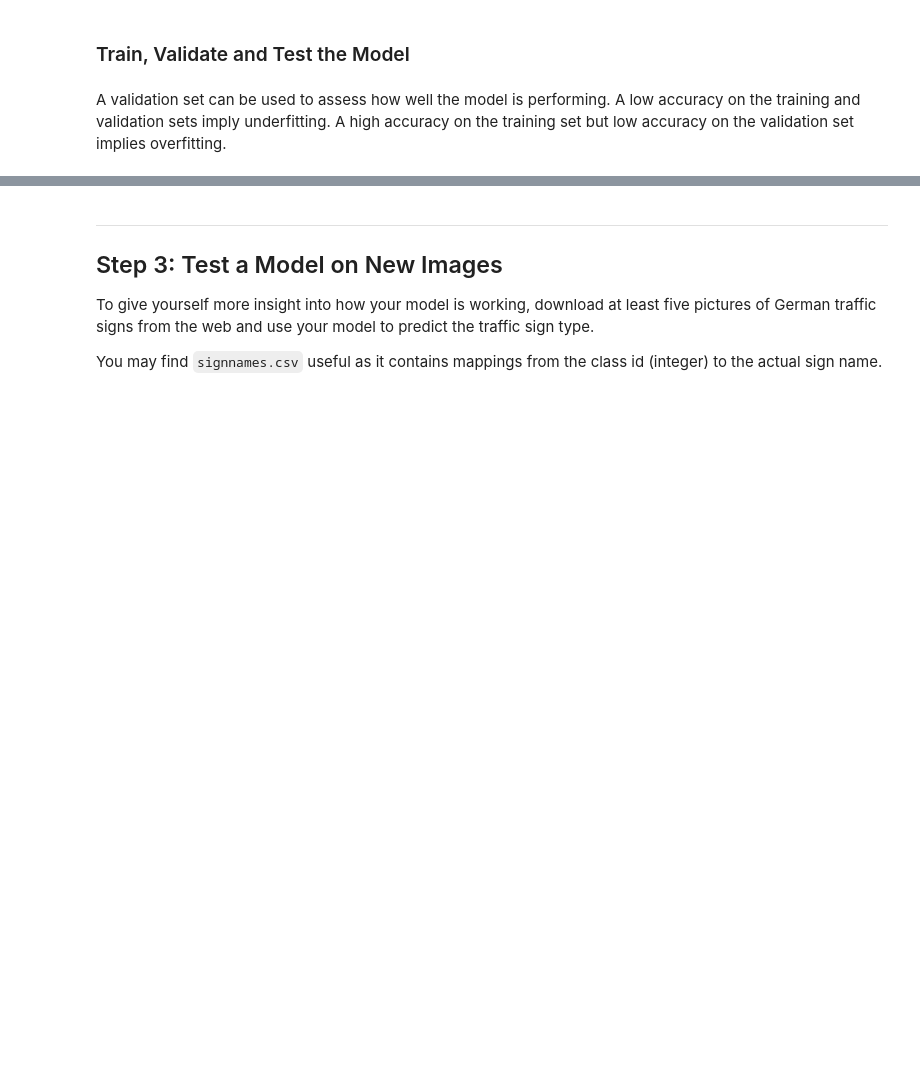
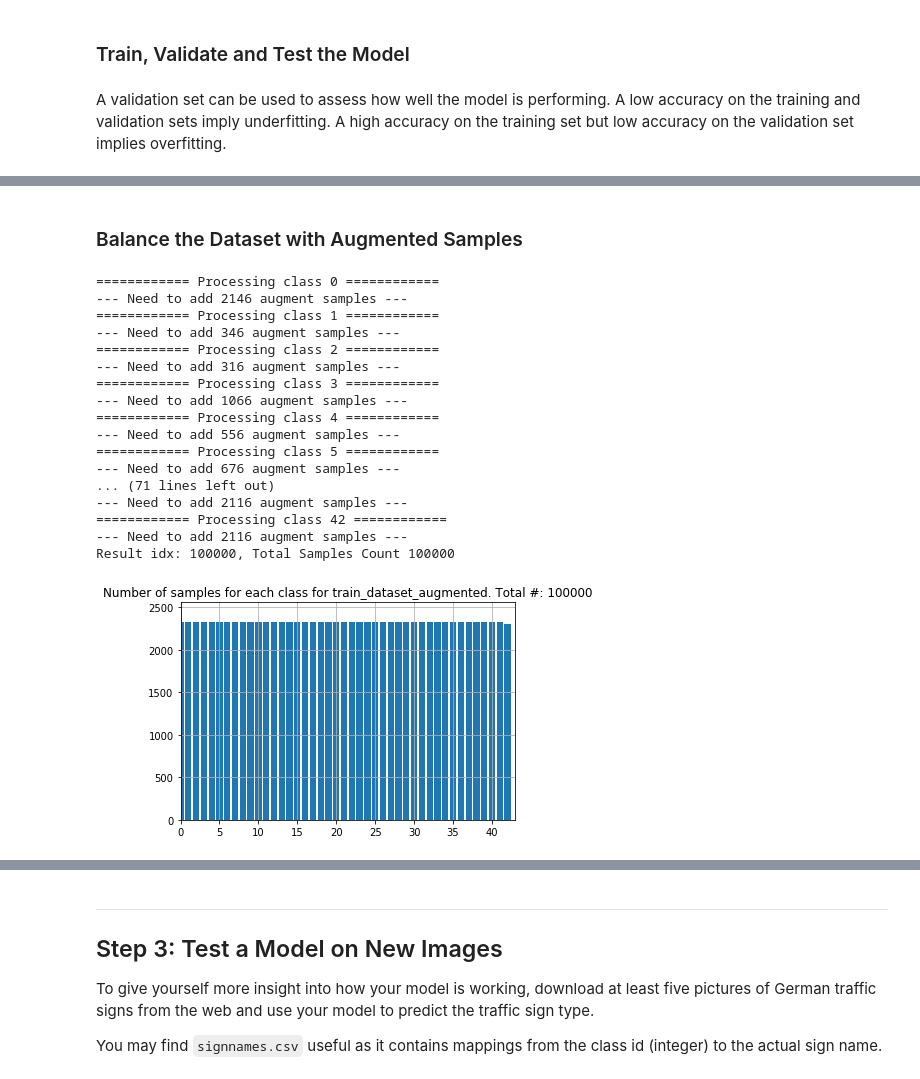
Before and after one commit to amemetov/sdc-term1-prj2-traffic-sign-classifier, a Jupyter notebook: Traffic_Sign_Classifier.ipynb, the cells around one changed output, grey strips where cells are left out. Cells and saved outputs as stored; diff of their text form; code cells hidden in the pictures; blank space fills up the shorter version.

```diff
--- a/Traffic_Sign_Classifier.ipynb
+++ b/Traffic_Sign_Classifier.ipynb
@@ -387,0 +383,41 @@ Validation Accuracy = 0.877
+# %% [markdown]
+### Balance the Dataset with Augmented Samples
+# %%
+import math as m
+import skimage
+import skimage.transform as transform
+
+def make_noisy_image(image):
+    #noisy = image + 10 * np.random.random(image.shape)
+    #return noisy.astype(np.uint8)
+    #modes = ['gaussian', 'localvar', 'poisson', 'salt', 'pepper', 's&p', 'speckle']
+    modes = ['poisson', 'speckle']
+    mode = modes[np.random.randint(0, len(modes))]
+    return skimage.util.random_noise(image, mode=mode)
+
+def zoom_out_image(image):
+    scale = np.random.uniform(low=0.5, high=0.9)
+    scaled = transform.rescale(image, scale)
+    dw = int((image.shape[0] - scaled.shape[0]) / 2)
+    dh = int((image.shape[1] - scaled.shape[1]) / 2)
+    padded = np.pad(scaled, ((dh,dh), (dw,dw), (0,0)), 'constant', constant_values=0)
+    return transform.resize(padded, image.shape)
+
+def zoom_in_image(image):
+    scale = np.random.uniform(low=1.1, high=1.5)
+    scaled = transform.rescale(image, scale)
+    #crop center of the scaled image
+    dx0 = int((scaled.shape[0] - image.shape[0]) / 2)
+    dx1 = scaled.shape[0] - dx0
+    dy0 = int((scaled.shape[1] - image.shape[1]) / 2)
+    dy1 = scaled.shape[1] - dy0
+    cropped = scaled[dx0:dx1, dy0:dy1, :]
+    return transform.resize(cropped, image.shape)
+
+def rotate_image(image):
+    angle = np.random.randint(-15, 15)
+    return transform.rotate(image, angle)
+
+def shift_image(image):
+    shift_val = np.random.randint(-5, 5)
+    return np.roll(image, [shift_val, shift_val, shift_val])
@@ -387,0 +464,25 @@ Validation Accuracy = 0.877
+# %%
+target_total_samples_count = 100000
+
+X_train_augmented, y_train_augmented = augment_data(X_train, y_train, n_classes, target_total_samples_count)
+
+check_balance(y_train_augmented, 'train_dataset_augmented', n_classes)
+# %% [output]
+============ Processing class 0 ============
+--- Need to add 2146 augment samples ---
+============ Processing class 1 ============
+--- Need to add 346 augment samples ---
+============ Processing class 2 ============
+--- Need to add 316 augment samples ---
+============ Processing class 3 ============
+--- Need to add 1066 augment samples ---
+============ Processing class 4 ============
+--- Need to add 556 augment samples ---
+============ Processing class 5 ============
+--- Need to add 676 augment samples ---
+... (71 lines left out)
+--- Need to add 2116 augment samples ---
+============ Processing class 42 ============
+--- Need to add 2116 augment samples ---
+Result idx: 100000, Total Samples Count 100000
+[figure, added]
```
Also changed, not shown: parts of 25 cells of this notebook.
